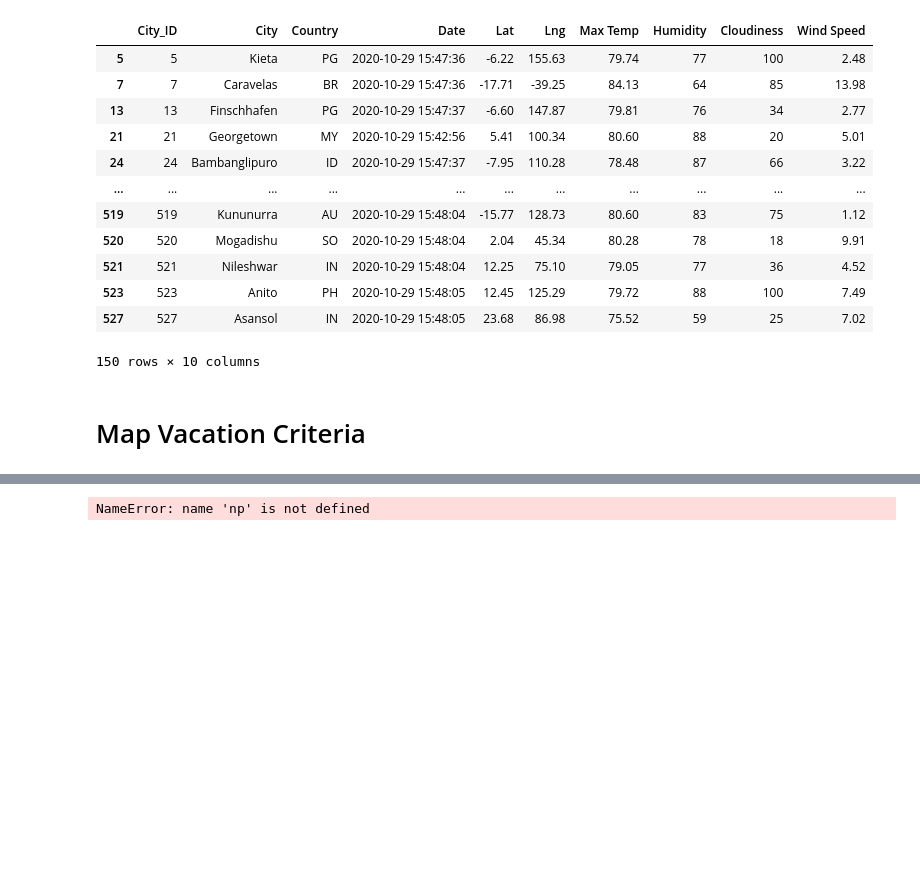
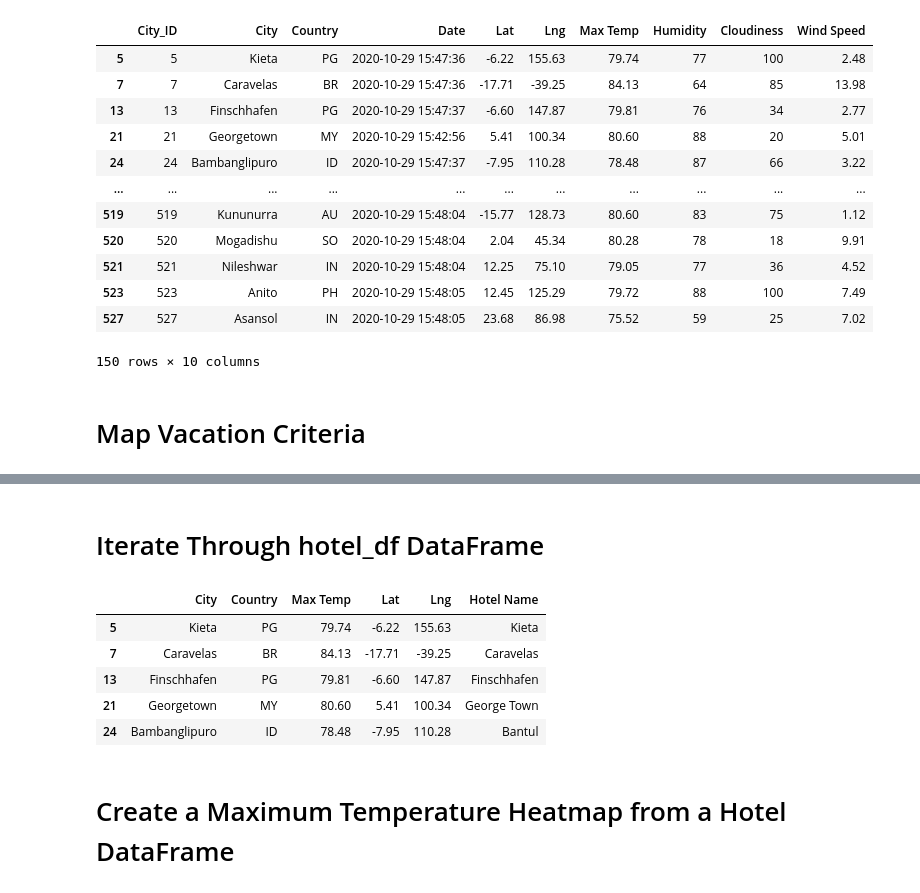
Before and after one commit to emmanuelmartinezs/World_Weather_Analysis, a Jupyter notebook: VacationPy.ipynb, the cells around one changed output, grey strips where cells are left out. Cells and saved outputs as stored; diff of their text form; code cells hidden in the pictures; blank space fills up the shorter version.

```diff
--- a/VacationPy.ipynb
+++ b/VacationPy.ipynb
@@ -348,34 +358,41 @@ preferred_cities_df.dropna()
-# %%
-hotel_df = preferred_cities_df
-hotel_df['Hotel Name'] = np.nan
-
-target_search = "Hotel"
-target_radius = 5000
-target_type = "lodging"
-
-idx = 0
-for index, row in hotel_df.iterrows():
-    # set up a parameters dictionary
-    params = {
-        "location": f"{row['Lat']}, {row['Lng']}",
-        "keyword": target_search,
-        "radius": target_radius,
-        "type": target_type,
-        "key": g_key
-    }
-
-    # base url
-    base_url = "https://maps.googleapis.com/maps/api/place/nearbysearch/json"
-
-    # run a request using our params dictionary
-    response = requests.get(base_url, params=params)
-    response_json = response.json()
-    results = response_json['results']
-    if len(results) > 0:
-        name = response_json['results'][0]['name']
-        hotel_df.iloc[idx, -1] = name
-    idx = idx + 1
-
-narrowed_city_df = hotel_df
-# %% [output]
-NameError: name 'np' is not defined
+# %% [markdown]
+# Iterate Through hotel_df DataFrame
+# %%
+# Iterate through the DataFrame.
+for index, row in hotel_df.iterrows():
+    # Get the latitude and longitude.
+    lat = row["Lat"]
+    lng = row["Lng"]
+
+    # Add the latitude and longitude to location key for the params dictionary.
+    params = {
+        "location": f"{lat},{lng}",
+        "radius": 5000,
+        "types" : "hotel",
+        "key": g_key
+    }
+
+    # Use the search term: "lodging" and our latitude and longitude.
+    base_url = "https://maps.googleapis.com/maps/api/place/nearbysearch/json"
+
+    # Make request and get the JSON data from the search.
+    hotels = requests.get(base_url, params=params).json()
+
+    # Grab the first hotel from the results and store the name.
+    #hotel_df.loc[index, "Hotel Name"] = hotels["results"][0]["name"]
+
+    # Grab the first hotel from the results and store the name.
+    try:
+        hotel_df.loc[index, "Hotel Name"] = hotels["results"][0]["name"]
+    except (IndexError): print("Hotel not found... skipping.")
+# %%
+hotel_df.head()
+# %% [output]
+|  | City | Country | Max Temp | Lat | Lng | Hotel Name |
+| 5 | Kieta | PG | 79.74 | -6.22 | 155.63 | Kieta |
+| 7 | Caravelas | BR | 84.13 | -17.71 | -39.25 | Caravelas |
+| 13 | Finschhafen | PG | 79.81 | -6.60 | 147.87 | Finschhafen |
+| 21 | Georgetown | MY | 80.60 | 5.41 | 100.34 | George Town |
+| 24 | Bambanglipuro | ID | 78.48 | -7.95 | 110.28 | Bantul |
+# %% [markdown]
+# Create a Maximum Temperature Heatmap from a Hotel DataFrame
```
Also changed, not shown: parts of 6 cells of this notebook, 1 other file.
